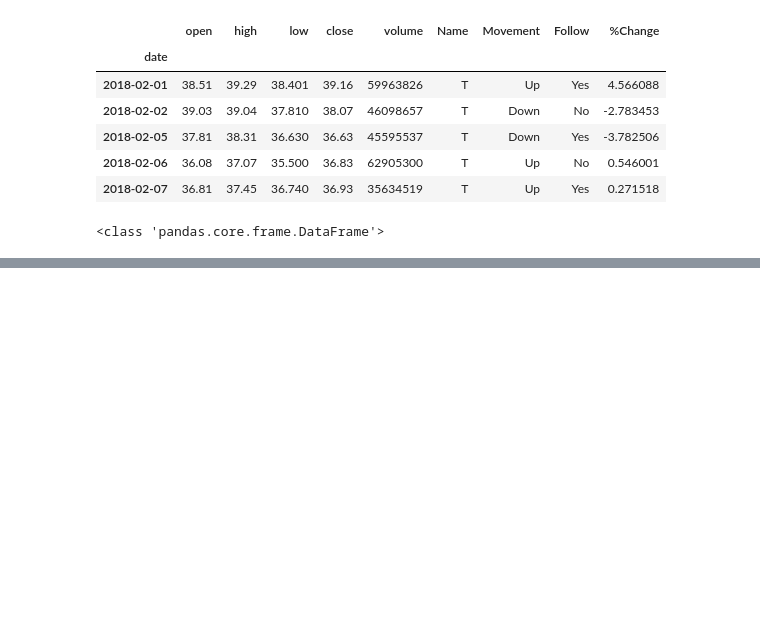
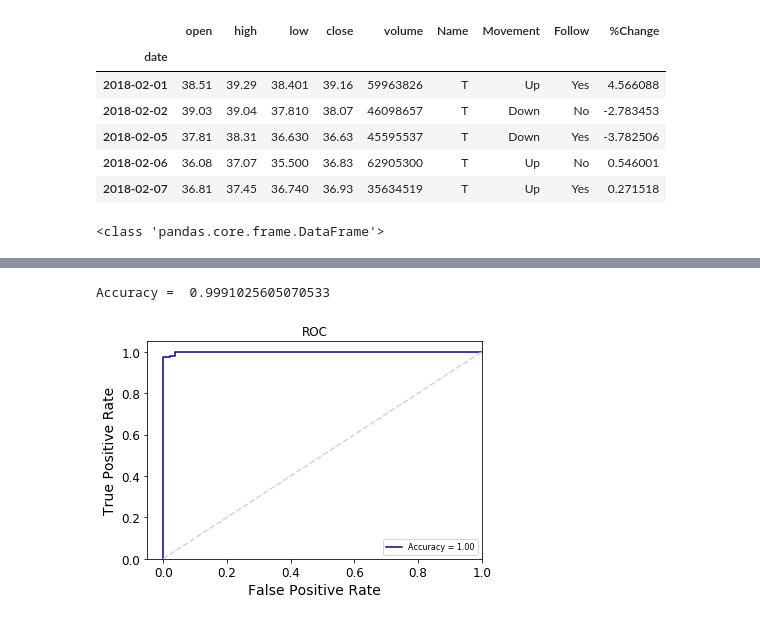
Before and after one commit to rtjuandi/Stock-Market-DAP, a Jupyter notebook: DAP3/Naive Bayes.ipynb, the cells around one changed output, grey strips where cells are left out. Saved outputs shown, nothing was run; the diff lists cells and outputs as text; code cells hidden in the pictures; blank space fills up the shorter version.

Commit message:
ROC Curve

```diff
--- a/DAP3/Naive Bayes.ipynb
+++ b/DAP3/Naive Bayes.ipynb
@@ -234,0 +235,31 @@ weighted avg       0.99      0.99      0.99       378
+# %%
+from sklearn.metrics import roc_curve, auc
+y_score = gnb.predict_proba(X_test)
+
+false_positive_rate, true_positive_rate, thresholds = roc_curve(test, y_score[:,1])
+
+roc_auc = auc(false_positive_rate, true_positive_rate)
+print('Accuracy = ', roc_auc)
+
+count = 1
+
+# Get different color each graph line
+colorSet = ['navy', 'greenyellow', 'deepskyblue', 'darkviolet', 'crimson',
+            'darkslategray', 'indigo', 'brown', 'orange', 'palevioletred', 'mediumseagreen',
+            'k', 'darkgoldenrod', 'g', 'midnightblue', 'c', 'y', 'r', 'b', 'm', 'lawngreen'
+            'mediumturquoise', 'lime', 'teal', 'drive', 'sienna', 'sandybrown']
+color = colorSet[count-1]
+
+# Plotting
+plt.title('ROC')
+plt.plot(false_positive_rate, true_positive_rate, c=color, label=('Accuracy = %0.2f'%roc_auc))
+plt.legend(loc='lower right', prop={'size':8})
+plt.plot([0,1],[0,1], color='lightgrey', linestyle='--')
+plt.xlim([-0.05,1.0])
+plt.ylim([0.0,1.05])
+plt.ylabel('True Positive Rate')
+plt.xlabel('False Positive Rate')
+plt.show()
+# %% [output]
+Accuracy =  0.9991025605070533
+[figure, added]
```
Also changed, not shown: parts of 4 cells of this notebook.
